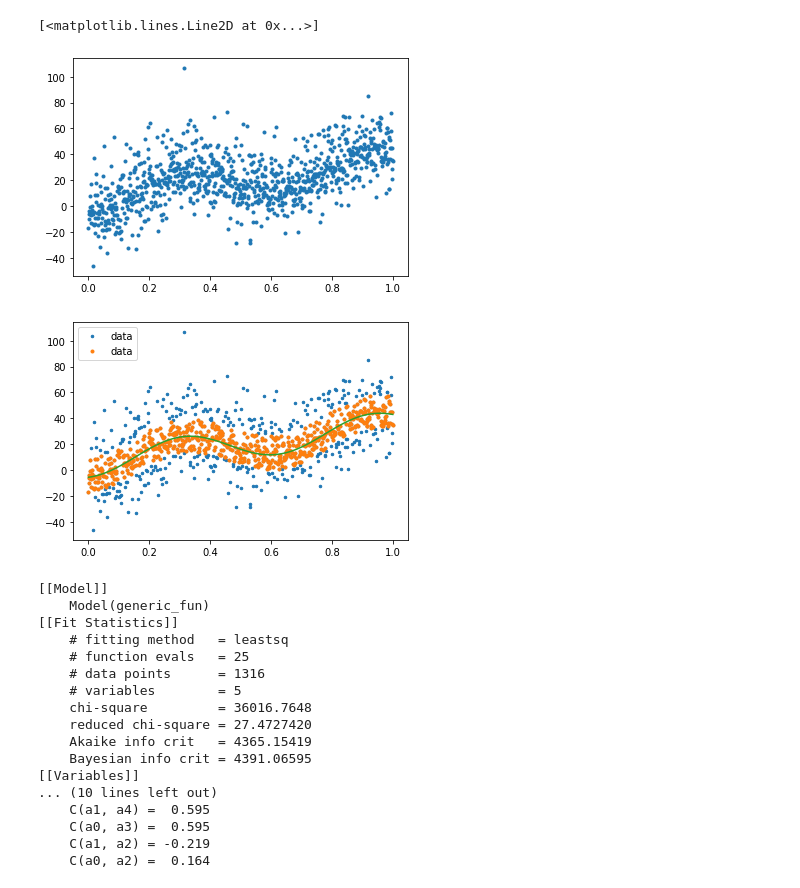
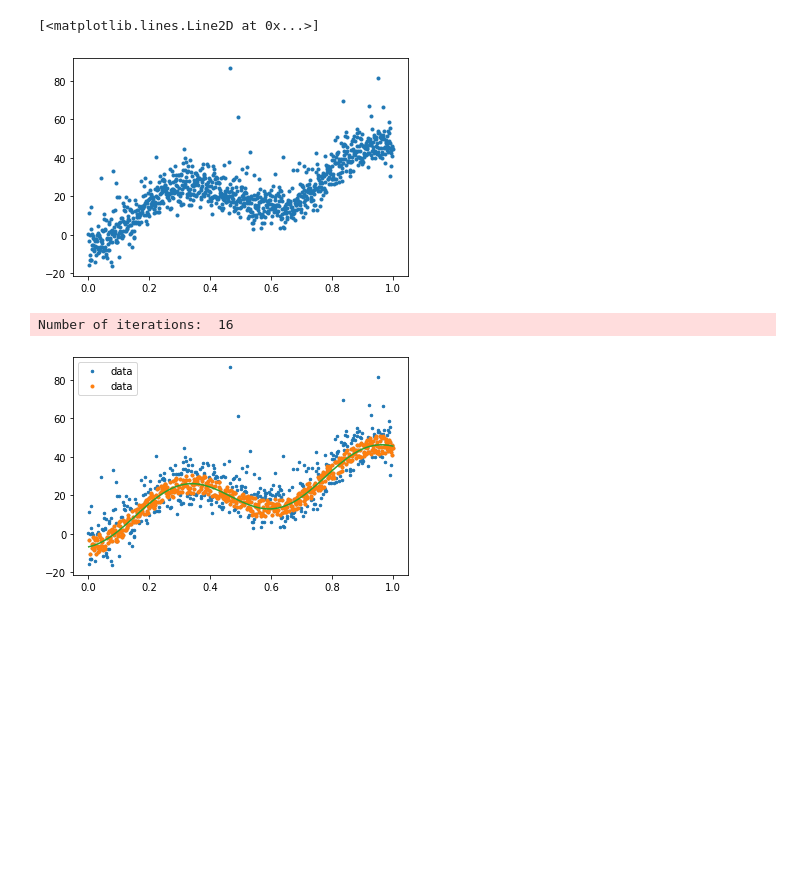
Before and after one commit to johnedmartz/sigclip-curve-fitting, a Jupyter notebook: fit_tests.ipynb, the cells around one changed output. Drawn from its saved outputs; the diff is of its cells as text; code cells hidden in the pictures; blank space fills up the shorter version.

```diff
--- a/fit_tests.ipynb
+++ b/fit_tests.ipynb
@@ -8,7 +9,5 @@ import matplotlib.pyplot as plt
 # %%
 # Data generator
-
-import random
 
 x = np.linspace(0, 1, 1000)
 
@@ -20,35 +19,41 @@ a4 = 11
 
 
 y = [a0 + a1*i + a2 * np.sin(a3*i+a4) for i in x]
-y = [i+ np.random.normal(0,10)**1.2 for i in y]
+y = [i + np.random.normal(0,5) + np.exp(np.random.normal(0,1.3)) for i in y]
 
 plt.plot(x,y, '.',)
 # %% [output]
 [<matplotlib.lines.Line2D at 0x...>]
-[figure, old version]
+[figure, new version]
 # %%
 # Function used and initial values for the fit
 
-i_val = [10, 10, 10, 10, 5, 10]    # Initial parameters in order
-
 def generic_fun(x, a0, a1, a2, a3, a4):
     return a0 + a1 * x + a2 * np.sin( a3 * x + a4)
+
+i_val = [1, 10, 10, 10, 5, 10]    # Initial parameters in the same order
 # %%
-# This part of the code should be the same for everything
 
-nsig = 2 # Sigma used for the sigma clipping
+# Sigma used for the sigma clipping
+
+nsig = 1.8
+
+
+
+####### This part of the code should be the same for everything #######
 
 # Creates model
 gmodel = Model(generic_fun)
-# Get initial coefficients for the fit
 i_params = gmodel.make_params()
+
+# This part obtains the names of the coefficients
 args = inspect.getargspec(generic_fun).args
 args.remove('x')
 
+# Setting of the initial values
 iv_dict = {}
 for i in range(0,len(args)):
     iv_dict[args[i]] = i_val[i]
-
 for p in i_params:
     i_params[p].value = iv_dict[p]
 
@@ -60,56 +65,57 @@ plt.plot(x, y, '.', label='data', markersize=5)
 
 len_valid = 0    # 0 to force the first iteration
 len_y = len(y)
+
+
+# This loop keeps going until all the points used for the fit are inside the threshold
+n_cycles = 0
 while len_valid < len_y:
+
+    # Fits the data with the given model
     result = gmodel.fit(y, i_params, x=x)
+
+    # Saves the parameters found in the fit and sets them as the new initial parameters for the next iteration
     params = gmodel.make_params()
     for p in params:
         params[p].value = result.params[p].value
+        i_params[p].value = result.params[p].value
 
+    # Subtract the original values from the new ones
     delt = y - gmodel.eval(params, x=x)
+
+    # The threshold is the nsigm given times the standard deviation of delt
     threshold = nsig * np.std(delt)
 
+    # Index of the points inside the threshold
     valid = abs(delt) < threshold
 
-    len_y = len(y)
-    len_valid = len(valid[valid==True])
 
-    # New x and y used
+    len_y = len(y)                          # Number of points in this iteration
+    len_valid = len(valid[valid==True])     # Number of points inside threshold
+
+
+    # New x and y used for the next iteration
     x = np.array(x)[valid]
     y = np.array(y)[valid]
 
+    n_cycles += 1
 
 
+print('Number of iterations: ', n_cycles)
 
+
+# Values used to draw the final curve
 x_fit = np.linspace(min(x), max(x), num=100)
 y_fit = gmodel.eval(params, x=x_fit)
 
-
-
-
-
+# Plot
 plt.plot(x, y, '.', label='data')
 plt.plot(x_fit, y_fit)
 plt.legend()
 plt.show()
 
+# Results of the fit
 print(result.fit_report())
 # %% [output]
+Number of iterations:  16
-[figure, old version]
+[figure, new version]
-[[Model]]
-    Model(generic_fun)
-[[Fit Statistics]]
-    # fitting method   = leastsq
-    # function evals   = 25
-    # data points      = 1316
-    # variables        = 5
-    chi-square         = 36016.7648
-    reduced chi-square = 27.4727420
-    Akaike info crit   = 4365.15419
-    Bayesian info crit = 4391.06595
-[[Variables]]
-... (10 lines left out)
-    C(a1, a4) =  0.595
-    C(a0, a3) =  0.595
-    C(a1, a2) = -0.219
-    C(a0, a2) =  0.164
```
Also changed, not shown: parts of 2 cells of this notebook.
